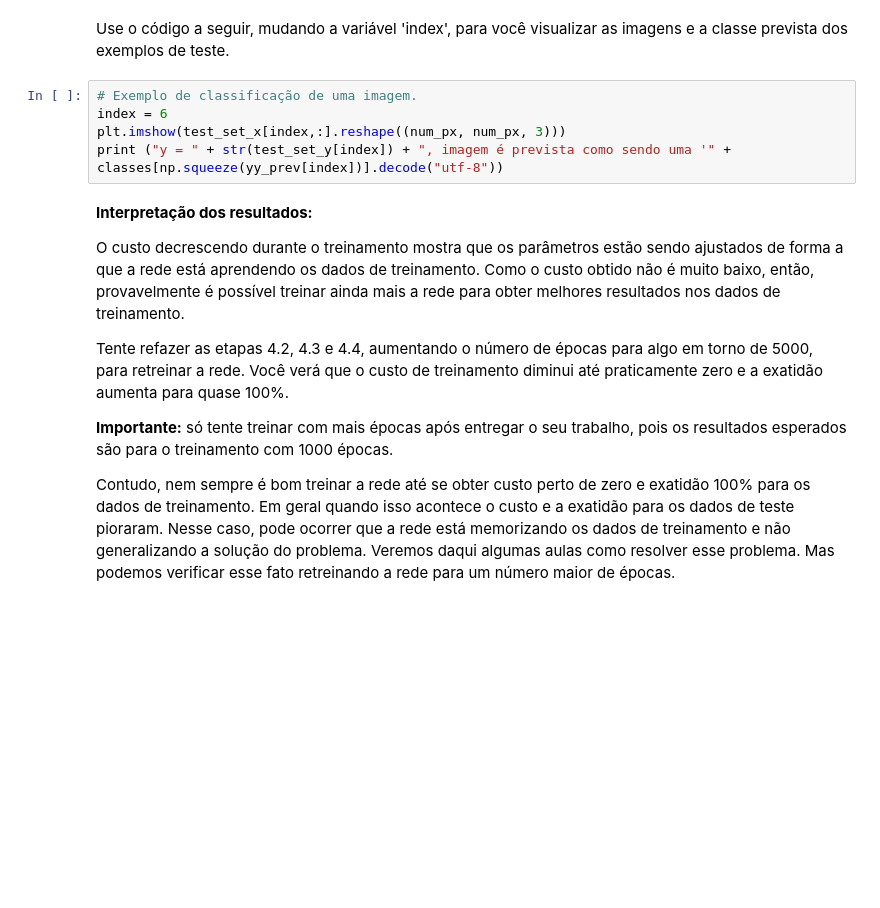
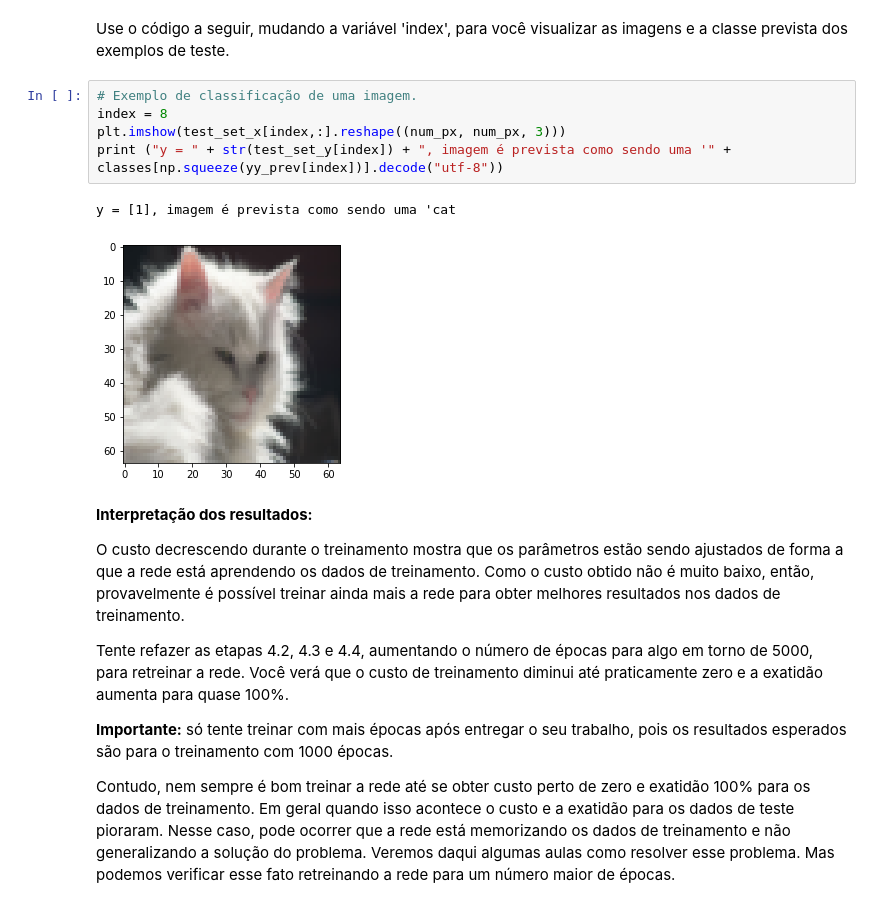
Before and after one commit to pigortekids/Notas4, a Jupyter notebook: aula5/T3_Classificação_binaria_keras.ipynb, the cells around one changed output. Saved outputs shown, nothing was run; the diff lists cells and outputs as text; blank space fills up the shorter version.

```diff
--- a/aula5/T3_Classificação_binaria_keras.ipynb
+++ b/aula5/T3_Classificação_binaria_keras.ipynb
@@ -551,9 +563,12 @@ Para mostrar uma imagem em uma célula de texto (markdown) no **Google Colab** d
 Use o código a seguir, mudando a variável 'index', para você visualizar as imagens e a classe prevista dos exemplos de teste.
 # %%
 # Exemplo de classificação de uma imagem.
-index = 6
+index = 8
 plt.imshow(test_set_x[index,:].reshape((num_px, num_px, 3)))
 print ("y = " + str(test_set_y[index]) + ", imagem é prevista como sendo uma '" + classes[np.squeeze(yy_prev[index])].decode("utf-8"))
+# %% [output]
+y = [1], imagem é prevista como sendo uma 'cat
+[figure, added]
 # %% [markdown]
 **Interpretação dos resultados:**
 
```
Also changed, not shown: parts of 12 cells of this notebook.
